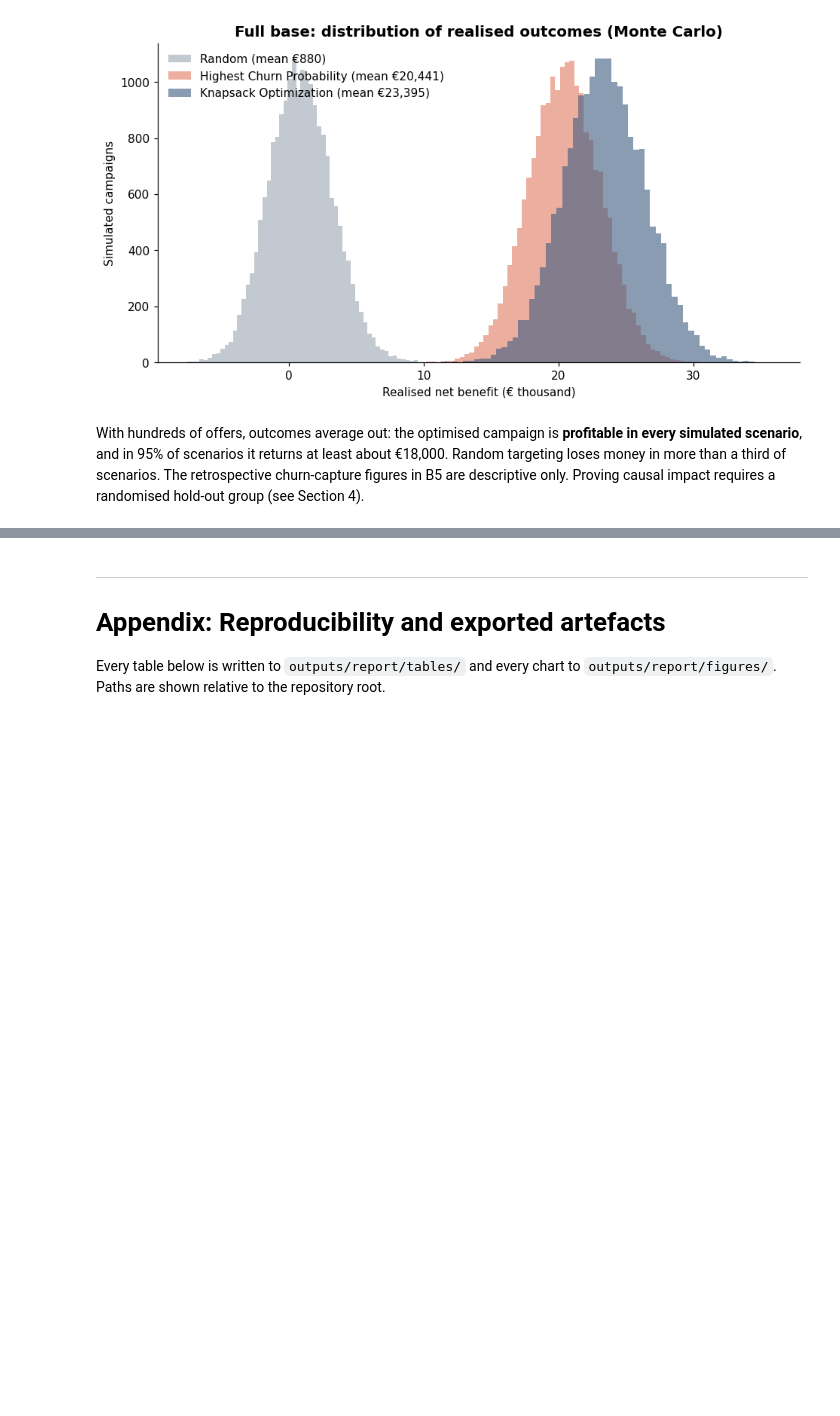
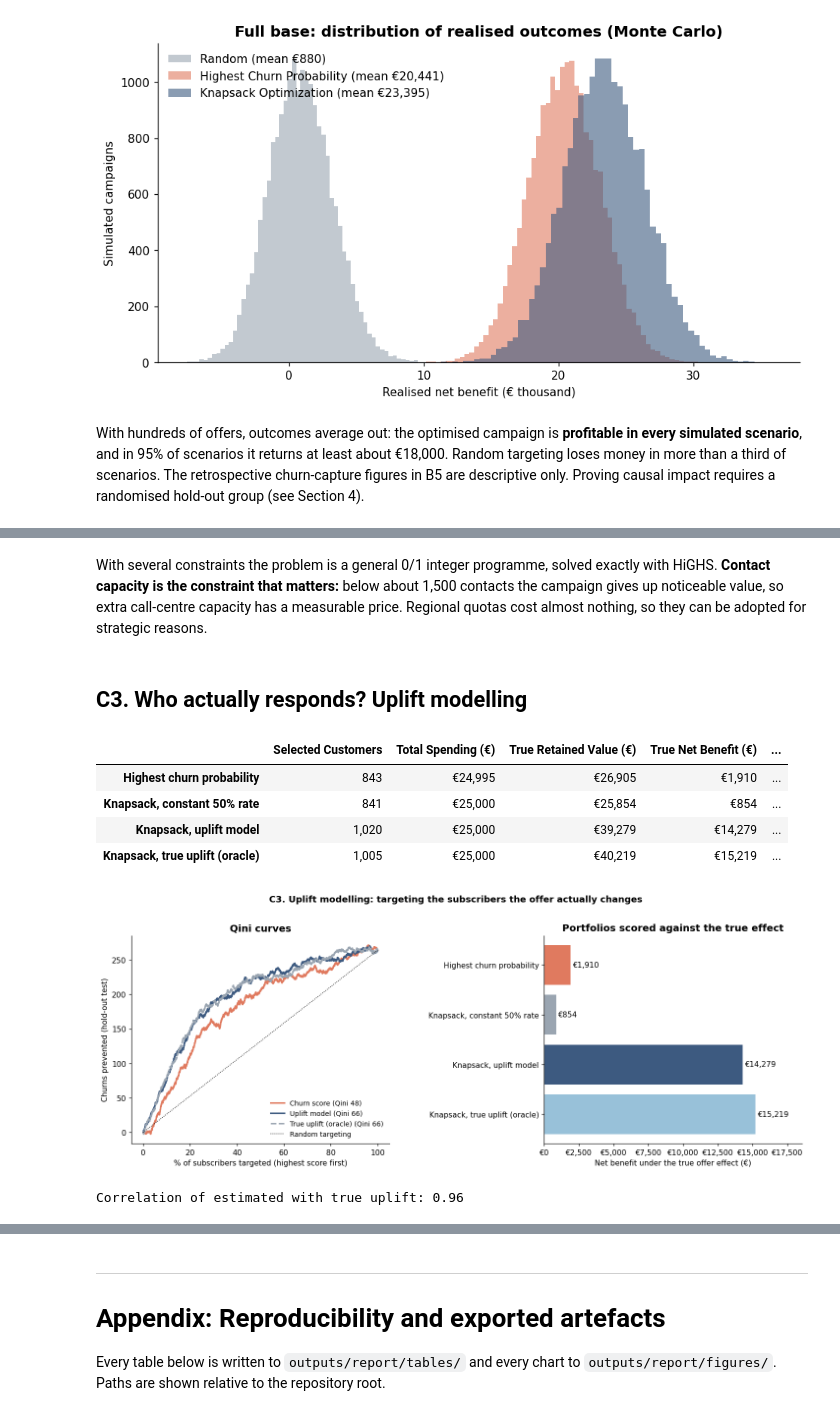
Before and after one commit to afroozmohandesian/churn-retention-optimizer, a Jupyter notebook: notebooks/Project_Odin_Report.ipynb, the cells around one changed output, grey strips where cells are left out. Saved outputs shown, nothing was run; the diff lists cells and outputs as text; code cells hidden in the pictures; blank space fills up the shorter version.

```diff
--- a/notebooks/Project_Odin_Report.ipynb
+++ b/notebooks/Project_Odin_Report.ipynb
@@ -672,0 +770,59 @@ With hundreds of offers, outcomes average out: the optimised campaign is **profi
+# %% [markdown]
+With several constraints the problem is a general 0/1 integer programme, solved exactly with HiGHS. **Contact capacity is the constraint that matters:** below about 1,500 contacts the campaign gives up noticeable value, so extra call-centre capacity has a measurable price. Regional quotas cost almost nothing, so they can be adopted for strategic reasons.
+# %% [markdown]
+## C3. Who actually responds? Uplift modelling
+# %%
+from odin.uplift import (TLearner, add_uplift_value, qini_coefficient, qini_curve, realised_value,
+                         simulate_campaign_experiment, true_uplift)
+from odin.synthetic import generate_customer_base
+
+warnings.filterwarnings("ignore")
+cohort = generate_customer_base(20_000, seed=101)            # a past campaign, run as a randomised test
+experiment = simulate_campaign_experiment(cohort, seed=1)
+model = TLearner().fit(experiment)
+
+est = model.predict(base_raw)
+truth = true_uplift(base_raw)
+holdout = simulate_campaign_experiment(base_raw, seed=2)
+curves = {
+    "Churn score": qini_curve(base_raw["Predicted_Churn_Probability"], holdout["Treatment"], holdout["Churned"]),
+    "Uplift model": qini_curve(model.predict(holdout), holdout["Treatment"], holdout["Churned"]),
+    "True uplift (oracle)": qini_curve(truth, holdout["Treatment"], holdout["Churned"]),
+}
+constant = add_expected_value(base_raw, SUCCESS_RATE)
+portfolios = {
+    "Highest churn probability": base_sel["Highest Churn Probability"],
+    "Knapsack, constant 50% rate": knapsack_selection(constant, BASE_BUDGET),
+    "Knapsack, uplift model": knapsack_selection(add_uplift_value(base_raw, est), BASE_BUDGET),
+    "Knapsack, true uplift (oracle)": knapsack_selection(add_uplift_value(base_raw, truth), BASE_BUDGET),
+}
+uplift_cmp = pd.DataFrame({k: realised_value(base_raw, v, truth) for k, v in portfolios.items()}).T
+display(uplift_cmp.style.format({"Selected Customers": "{:,.0f}", "Total Spending (€)": "€{:,.0f}",
+                                 "True Retained Value (€)": "€{:,.0f}", "True Net Benefit (€)": "€{:,.0f}",
+                                 "Expected Churns Prevented": "{:,.0f}"}))
+
+fig, (ax1, ax2) = plt.subplots(1, 2, figsize=(16, 5), gridspec_kw={"wspace": 0.6})
+for (name, curve), color in zip(curves.items(), ["#E07A5F", ACCENT, MUTED]):
+    ax1.plot(curve["Share_Targeted"] * 100, curve["Incremental_Saves"], color=color, lw=2,
+             ls="--" if "oracle" in name else "-", label=f"{name} (Qini {qini_coefficient(curve):.0f})")
+end = curves["Churn score"]["Incremental_Saves"].iloc[-1]
+ax1.plot([0, 100], [0, end], color="black", lw=1, ls=":", label="Random targeting")
+ax1.set_xlabel("% of subscribers targeted (highest score first)"); ax1.set_ylabel("Churns prevented (hold-out test)")
+ax1.set_title("Qini curves"); ax1.legend(frameon=False, fontsize=9)
+vals = uplift_cmp["True Net Benefit (€)"]
+bars = ax2.barh(vals.index, vals.values, color=["#E07A5F", MUTED, ACCENT, "#98C1D9"])
+ax2.bar_label(bars, [euro(v) for v in vals.values], padding=3); ax2.invert_yaxis()
+ax2.set_xlim(0, vals.max() * 1.22); ax2.set_xlabel("Net benefit under the true offer effect (€)")
+ax2.xaxis.set_major_formatter(plt.FuncFormatter(lambda v, _: euro(v)))
+ax2.set_title("Portfolios scored against the true effect")
+fig.suptitle("C3. Uplift modelling: targeting the subscribers the offer actually changes", fontweight="bold", y=1.03)
+save(fig, "C3_uplift.png")
+print(f"Correlation of estimated with true uplift: {np.corrcoef(est, truth)[0, 1]:.2f}")
+# %% [output]
+|  | Selected Customers | Total Spending (€) | True Retained Value (€) | True Net Benefit (€) | ... |
+| Highest churn probability | 843 | €24,995 | €26,905 | €1,910 | ... |
+| Knapsack, constant 50% rate | 841 | €25,000 | €25,854 | €854 | ... |
+| Knapsack, uplift model | 1,020 | €25,000 | €39,279 | €14,279 | ... |
+| Knapsack, true uplift (oracle) | 1,005 | €25,000 | €40,219 | €15,219 | ... |
+[figure, added]
+Correlation of estimated with true uplift: 0.96
```
Also changed, not shown: parts of 11 cells of this notebook, 10 other files.
